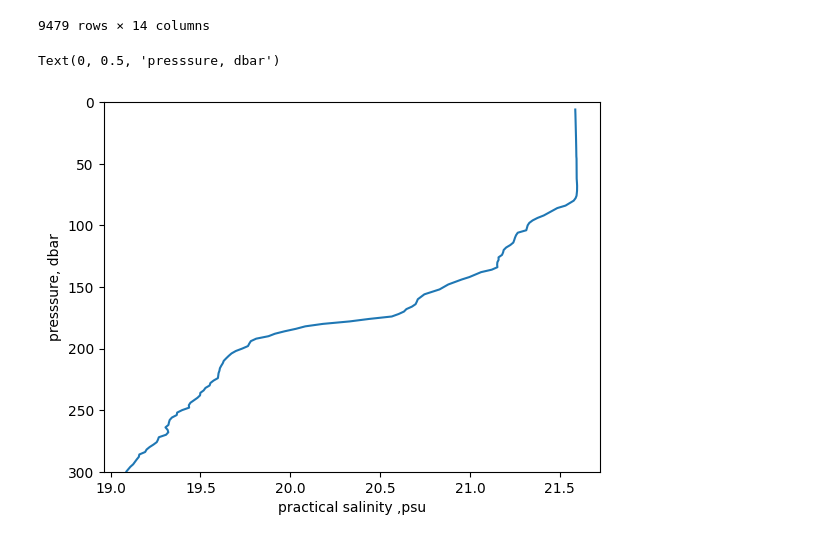
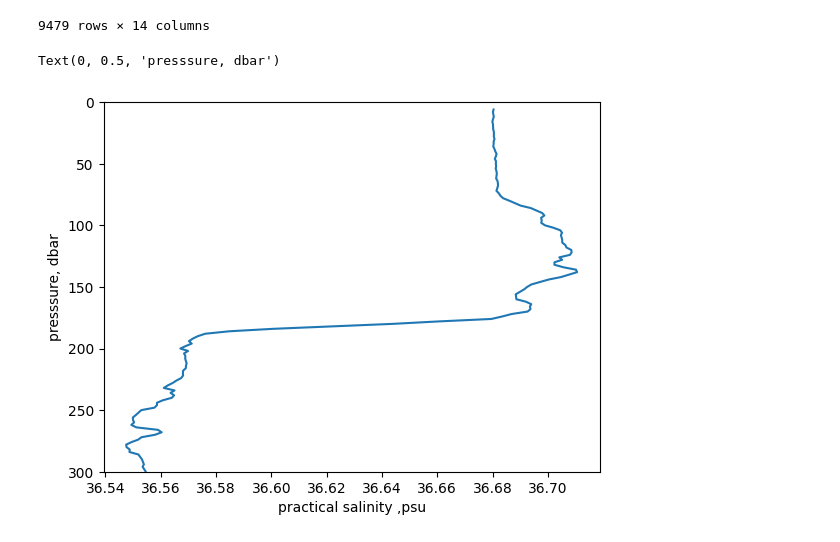
Before and after one commit to takaito1/EAS6305_F24, a Jupyter notebook: week1/read_excel_from_BATS.ipynb, the cells around one changed output. Drawn from its saved outputs; the diff is of its cells as text; code cells hidden in the pictures.

```diff
--- a/week1/read_excel_from_BATS.ipynb
+++ b/week1/read_excel_from_BATS.ipynb
@@ -54,11 +54,12 @@ sp=df['salinity'].to_numpy()
 ca=(castid == 10331002)
 p2=p[ca] # p2 contains pressure from cast 2 only
 t2=t[ca] # t2 contains temperature from cast 2
+s2=sp[ca] # s2 contains practical salinity from cast 2
 # %%
-plt.plot(t2,p2)
+plt.plot(s2,p2)
 plt.ylim(300,0)
 plt.xlabel('practical salinity ,psu')
 plt.ylabel('presssure, dbar')
 # %% [output]
 Text(0, 0.5, 'presssure, dbar')
-[figure, old version]
+[figure, new version]
```
